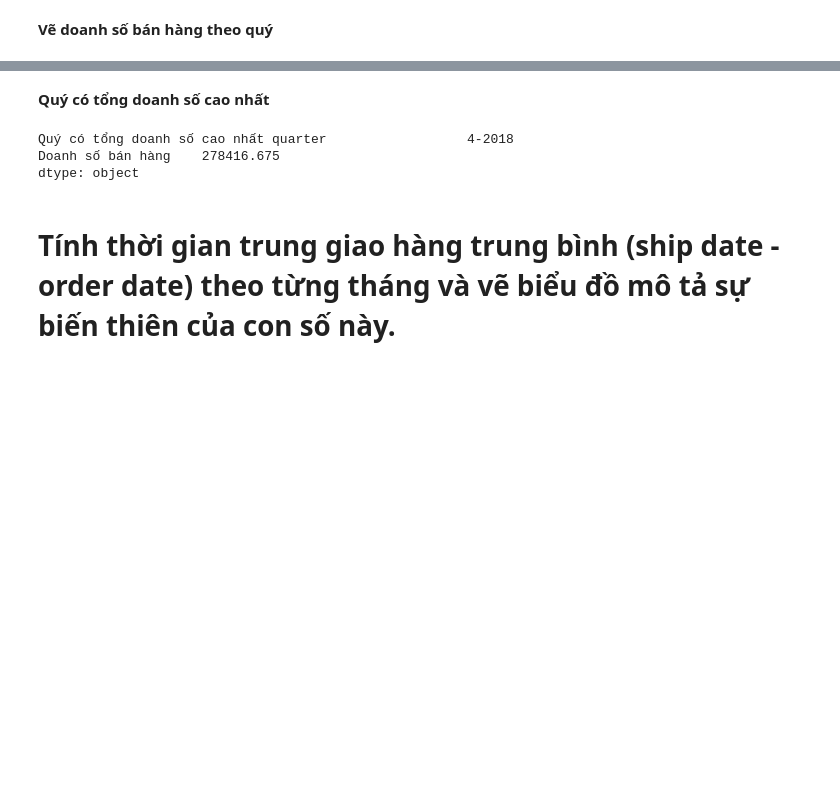
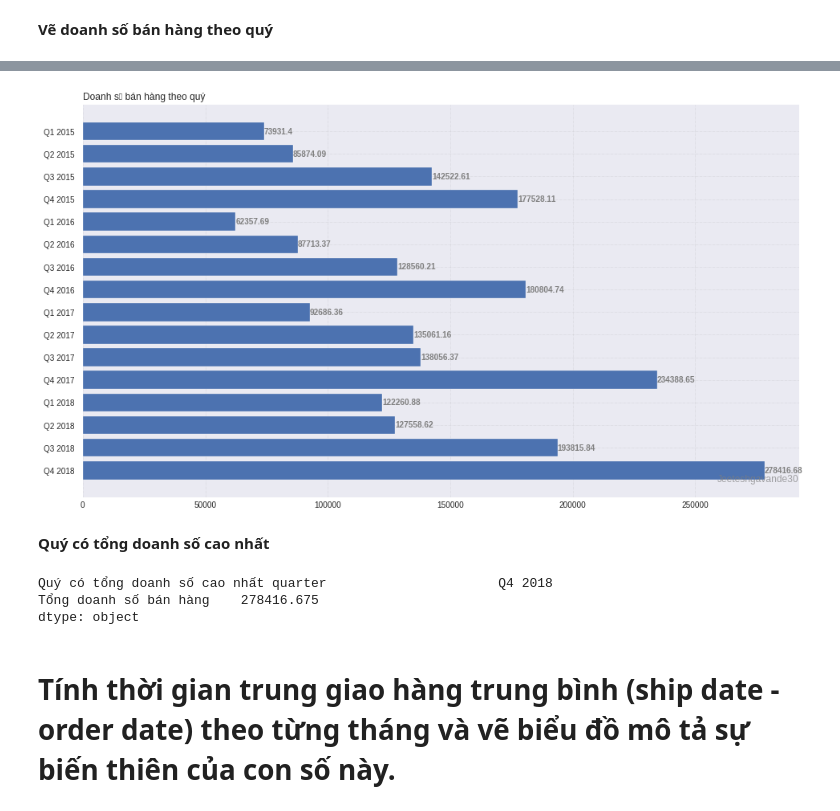
Before and after one commit to thuyhb/Python_Assignment, a Jupyter notebook: Assignment.ipynb, the cells around one changed output, grey strips where cells are left out. Saved outputs shown, nothing was run; the diff lists cells and outputs as text; code cells hidden in the pictures; blank space fills up the shorter version.

```diff
--- a/Assignment.ipynb
+++ b/Assignment.ipynb
@@ -370,25 +370,52 @@ Doanh thu trung bình trong 3 tháng gần nhất: 92805.55833333333
 **Vẽ doanh số bán hàng theo quý**
 # %%
 quarter_sales = df
+quarter_sales = year_month_sales.reset_index(name='Tổng doanh số bán hàng')
 
-quarter_sales = year_month_sales.reset_index(name='Doanh số bán hàng')
-
-quarter_year = pd.DataFrame()
+quarter_group = pd.DataFrame()
 index = 0
 quarter = 0
 while index < len(quarter_sales):
   quarter = (quarter + 1) if quarter < 4 else 1
   total_sales = 0.0
   for i in range(3):
-    total_sales += quarter_sales['Doanh số bán hàng'][index]
+    total_sales += quarter_sales['Tổng doanh số bán hàng'][index]
     index += 1
-  quarter_year = quarter_year.append(pd.DataFrame({
-      'quarter': [str(quarter) + '-' + str(quarter_sales['year'][index - 1])],
-      'Doanh số bán hàng': total_sales
+  quarter_group = quarter_group.append(pd.DataFrame({
+      'quarter': ['Q' + str(quarter) + ' ' + str(quarter_sales['year'][index - 1])],
+      'Tổng doanh số bán hàng': total_sales
   }), ignore_index = True)
 
-fig = px.pie(quarter_year, values=quarter_year['Doanh số bán hàng'], names=quarter_year['quarter'], title='Doanh số bán hàng theo quý',
-             width = 700, height = 500)
-fig.update_traces(textposition='inside', textinfo='percent+label')
-fig.show()
+fig, ax = plt.subplots(figsize = (16, 9))
+ax.barh(quarter_group['quarter'], quarter_group['Tổng doanh số bán hàng'])
+
+for s in ['top', 'bottom', 'left', 'right']:
+    ax.spines[s].set_visible(False)
+
+ax.xaxis.set_ticks_position('none')
+ax.yaxis.set_ticks_position('none')
+
+ax.xaxis.set_tick_params(pad = 5)
+ax.yaxis.set_tick_params(pad = 10)
+
+ax.grid(b = True, color ='grey',
+        linestyle ='-.', linewidth = 0.5,
+        alpha = 0.2)
+
+ax.invert_yaxis()
+
+for i in ax.patches:
+    plt.text(i.get_width() + 0.2, i.get_y() + 0.5,
+             str(round((i.get_width()), 2)),
+             fontsize = 10, fontweight ='bold',
+             color ='grey')
+
+ax.set_title('Doanh số bán hàng theo quý',
+             loc ='left', )
+
+fig.text(0.9, 0.15, 'Jeeteshgavande30', fontsize = 12,
+         color ='grey', ha ='right', va ='bottom',
+         alpha = 0.7)
+
+plt.show()
 # %% [output]
@@ -396,10 +422,11 @@ fig.show()
+[figure, added]
 # %% [markdown]
 **Quý có tổng doanh số cao nhất**
 # %%
-print('Quý có tổng doanh số cao nhất', quarter_year.max())
+print('Quý có tổng doanh số cao nhất', quarter_group.max())
 # %% [output]
-Quý có tổng doanh số cao nhất quarter                  4-2018
-Doanh số bán hàng    278416.675
+Quý có tổng doanh số cao nhất quarter                      Q4 2018
+Tổng doanh số bán hàng    278416.675
 dtype: object
 # %% [markdown]
 # Tính thời gian trung giao hàng trung bình (ship date - order date) theo từng tháng và vẽ biểu đồ mô tả sự biến thiên của con số này.
```
Also changed, not shown: parts of 4 cells of this notebook.
